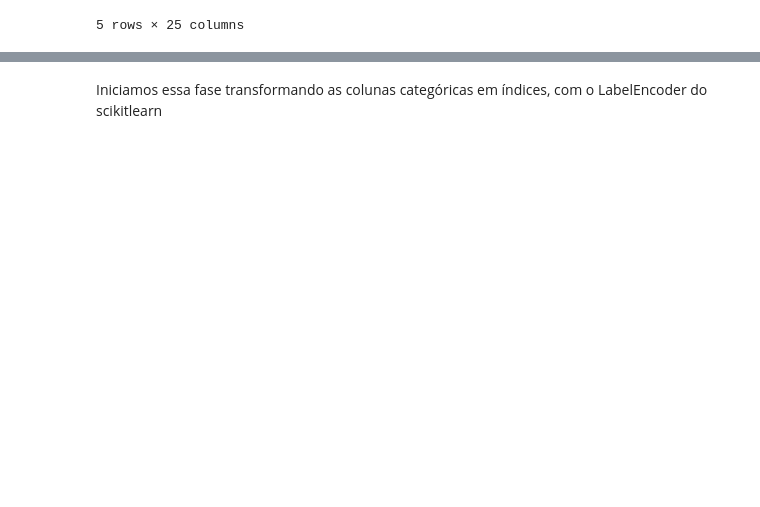
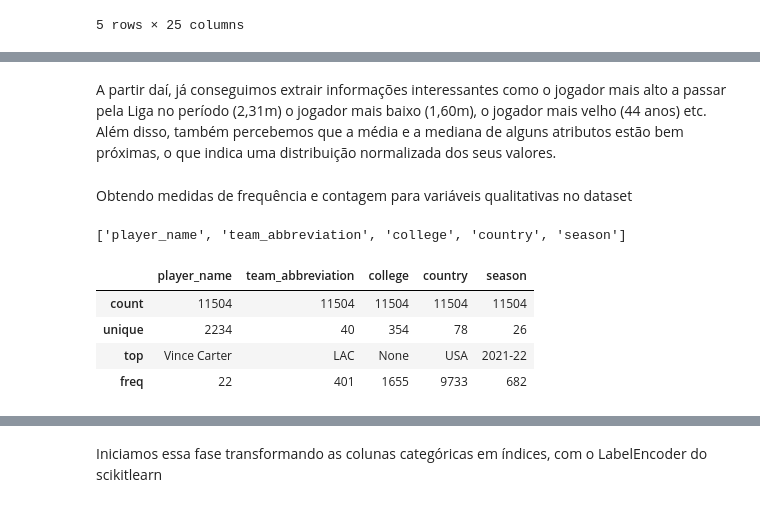
Before and after one commit to tta13/NBA-data-analysis, a Jupyter notebook: code.ipynb, the cells around one changed output, grey strips where cells are left out. Cells and saved outputs as stored; diff of their text form; code cells hidden in the pictures; blank space fills up the shorter version.

```diff
--- a/code.ipynb
+++ b/code.ipynb
@@ -1983,0 +1883,18 @@ df.head()
+# %% [markdown]
+A partir daí, já conseguimos extrair informações interessantes como o jogador mais alto a passar pela Liga no período (2,31m) o jogador mais baixo (1,60m), o jogador mais velho (44 anos) etc.
+Além disso, também percebemos que a média e a mediana de alguns atributos estão bem próximas, o que indica uma distribuição normalizada dos seus valores.
+# %% [markdown]
+Obtendo medidas de frequência e contagem para variáveis qualitativas no dataset
+# %%
+# variaveis categoricas
+categorical_features
+# %% [output]
+['player_name', 'team_abbreviation', 'college', 'country', 'season']
+# %%
+df[categorical_features].describe()
+# %% [output]
+|  | player_name | team_abbreviation | college | country | season |
+| count | 11504 | 11504 | 11504 | 11504 | 11504 |
+| unique | 2234 | 40 | 354 | 78 | 26 |
+| top | Vince Carter | LAC | None | USA | 2021-22 |
+| freq | 22 | 401 | 1655 | 9733 | 682 |
```
Also changed, not shown: parts of 57 cells of this notebook.
